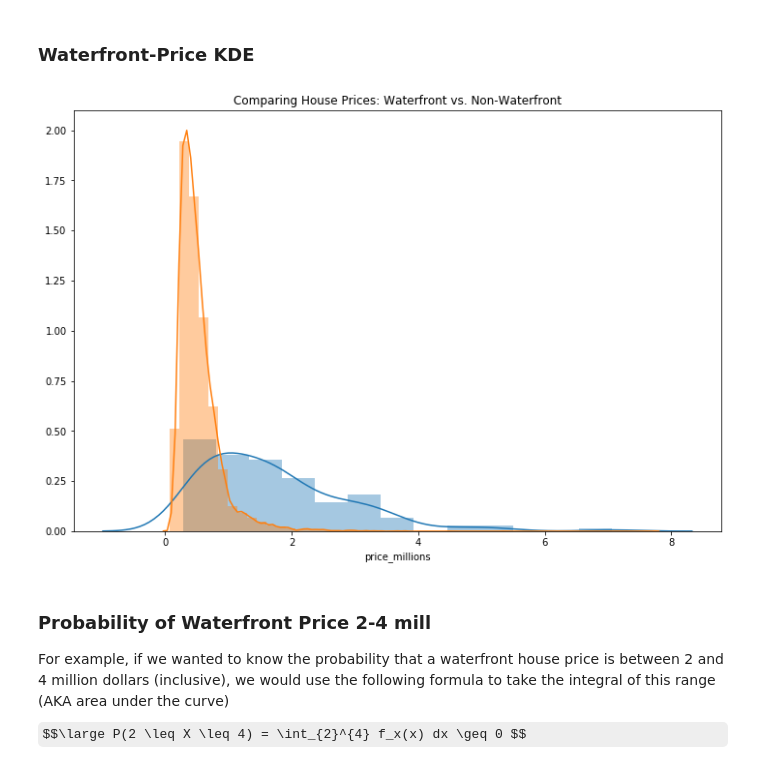
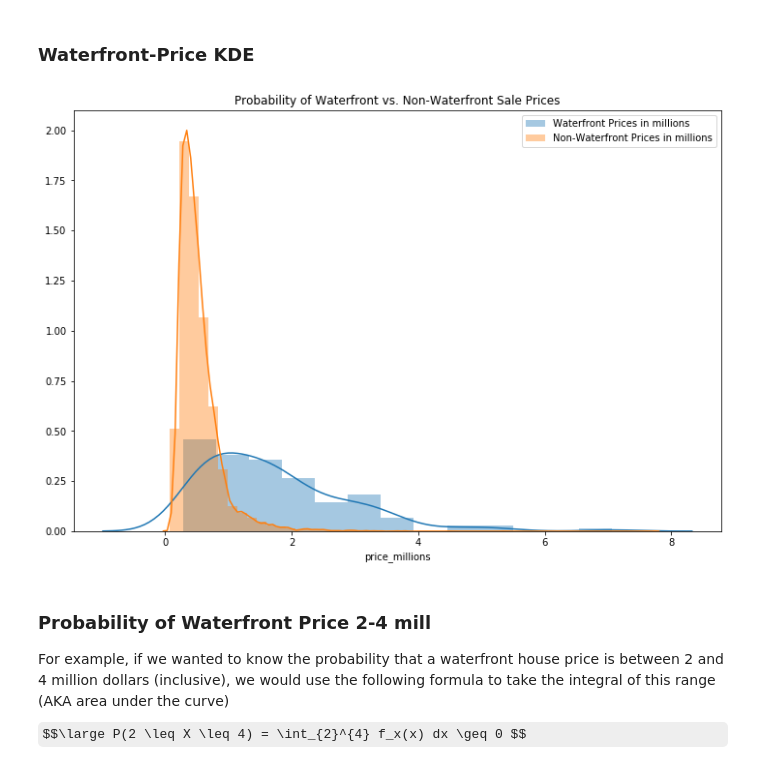
Before and after one commit to clairesarraille/kings_county, a Jupyter notebook: dsc-phase-2-project-main/drafts/student_deliver_08-07.ipynb, the cells around one changed output. Drawn from its saved outputs; the diff is of its cells as text; code cells hidden in the pictures; some formulas as TeX source.

```diff
--- a/dsc-phase-2-project-main/student_deliver_08-07.ipynb
+++ b/dsc-phase-2-project-main/drafts/student_deliver_08-07.ipynb
@@ -370,19 +382,20 @@ plt.show()
 # %%
 # Ok. Now let's draw a smooth curve, given the above data, using KDE (kernal density estimation)
 # The smooth line in the visualization below is an estimate of the distributions of waterfront and non-waterfront house prices
 # The parameter bandwidth rules the smoothness of the underlying distribution
 
 # The problem with a Probability Density Function plot, is that all "point probabilities" are 0
 # We must calculate the area under the curve for an interval to get the actual probability for an interval of house prices.
 # Thus, it's not intuitive or easy to "read" the y-axis to get probabilities for continuous variables using a PDF like below.
 
 plt.figure(figsize = (12,8))
-sns.distplot(water_df.price_millions,kde=True)
-sns.distplot(no_water_df.price_millions,kde=True)
-plt.title('Comparing House Prices: Waterfront vs. Non-Waterfront')
+sns.distplot(water_df.price_millions,kde=True, label ="Waterfront Prices in millions")
+sns.distplot(no_water_df.price_millions,kde=True, label = 'Non-Waterfront Prices in millions')
+plt.title('Probability of Waterfront vs. Non-Waterfront Sale Prices')
+plt.legend()
 plt.show()
 # %% [output]
-[figure, old version]
+[figure, new version]
 # %% [markdown]
 ### Probability of Waterfront Price 2-4 mill
 For example, if we wanted to know the probability that a waterfront house price is between 2 and 4 million dollars (inclusive), we would use the following formula to take the integral of this range (AKA area under the curve)
```
Also changed, not shown: parts of 3 cells of this notebook, 21 other files.
